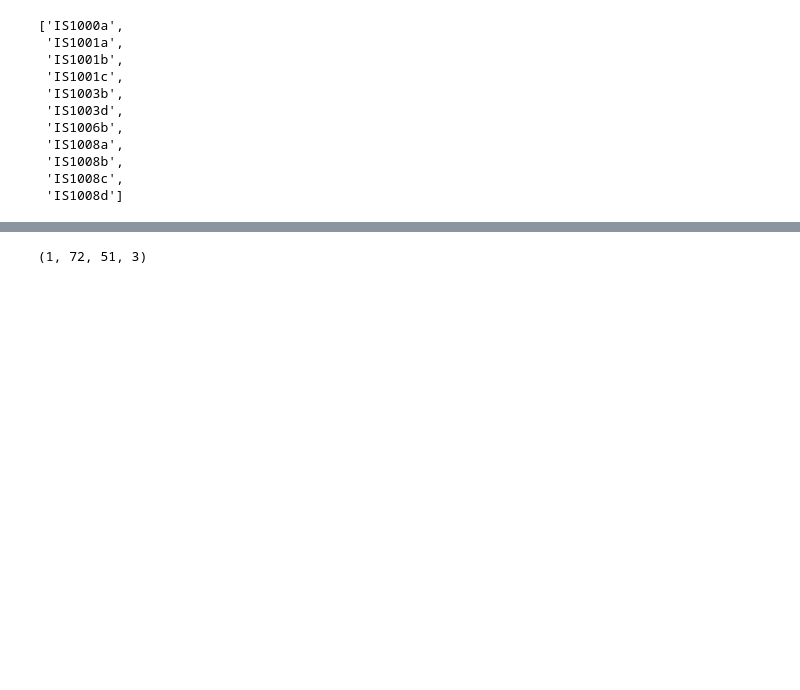
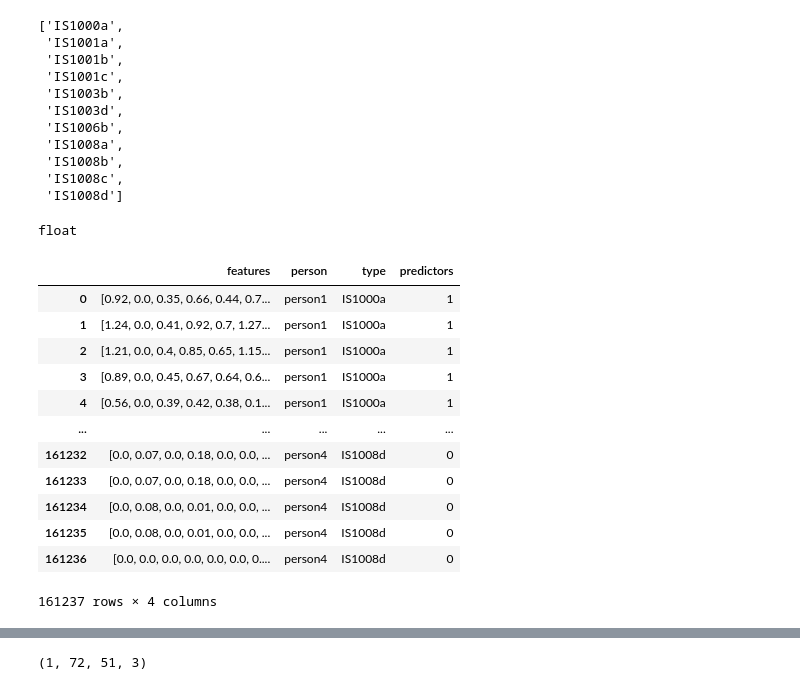
Before and after one commit to PhilippShemetov/DominantSearch, a Jupyter notebook: dom.ipynb, the cells around one changed output, grey strips where cells are left out. Drawn from its saved outputs; the diff is of its cells as text; code cells hidden in the pictures; blank space fills up the shorter version.

```diff
--- a/dom.ipynb
+++ b/dom.ipynb
@@ -33,3 +84,3 @@ Num GPUs Available:  0
 # %%
-#set_of_video = ['IS1000a','IS1001a','IS1001b','IS1001c','IS1003b','IS1003d','IS1006b','IS1008a',
-#                'IS1008b','IS1008c','IS1008d']
+set_of_video = ['IS1000a','IS1001a','IS1001b','IS1001c','IS1003b','IS1003d','IS1006b','IS1008a',
+                'IS1008b','IS1008c','IS1008d']
@@ -36,3 +110,14 @@ Num GPUs Available:  0
+# %%
+list_of_files = natsorted(glob.glob("Face_Dominant_32x32/MostDominant/IS1000a/person2/*"))
+list_of_files
+# %%
+for name_video_folder in set_of_video:
+  for dom_name in ['MostDominant','NonDominant']:
+    for number_person in range(1,5):
+        list_of_files = natsorted(glob.glob(f"Face_Dominant_32x32/{dom_name}/{name_video_folder}/person{number_person}/*"))
+        for count,file_idx in enumerate(list_of_files):
+            count_hex = f'{count:016b}'
+            os.rename(file_idx,f'Face_Dominant_32x32/{dom_name}/{name_video_folder}/person{number_person}/{count_hex}.jpg')
 # %%
 
 annot_data = pd.read_csv('dome_annotations_M1.csv')
@@ -75,3 +160,9 @@ set_of_video
  'IS1008b',
  'IS1008c',
  'IS1008d']
+# %%
+name_of_features = ['AU01_r','AU02_r','AU04_r','AU05_r','AU06_r','AU07_r','AU09_r','AU10_r',
+                    'AU12_r','AU14_r','AU15_r','AU17_r','AU20_r','AU23_r','AU25_r','AU26_r',
+                    'AU45_r','AU01_c','AU02_c','AU04_c','AU05_c','AU06_c','AU07_c',
+                    'AU09_c','AU10_c','AU12_c','AU14_c','AU15_c','AU17_c','AU20_c','AU23_c',
+                    'AU25_c','AU26_c','AU28_c','AU45_c']
@@ -77,0 +174,59 @@ set_of_video
+# %%
+data1 = pd.read_csv('OpenFaceFeatures/MostDominant/IS1000a/person2.csv')
+data1 = data1.drop(data1[data1.confidence < 0.80].index)
+data1 = data1.reset_index(drop=True)
+data1 = data1[name_of_features]
+data2 = pd.read_csv('OpenFaceFeatures/MostDominant/IS1000a/person1.csv')
+data2 = data2.drop(data2[data2.confidence < 0.80].index)
+data2 = data2.reset_index(drop=True)
+data2 = data2[name_of_features]
+result = pd.concat([data1,data2])
+result = result.reset_index(drop=True)
+column_names = ["a", "b", "c"]
+
+df = pd.DataFrame(columns = column_names)
+data2
+data2['predictor'] = '1'
+data2.insert(loc=0, column='person', value='person1')
+data2
+data2['features'] = data2[name_of_features].values.tolist()
+type(data2['features'][0][0])
+# %% [output]
+float
+# %%
+column_names = ["features", "person", "type","predictors"]
+
+result_csv = pd.DataFrame(columns = column_names)
+
+for dom_name in ['MostDominant','NonDominant']:
+  for name_video_folder in set_of_video:
+    list_of_files = glob.glob(f"OpenFaceFeatures/{dom_name}/{name_video_folder}/*.csv")
+    for i in tqdm(list_of_files):
+      temp_csv = pd.read_csv(i)
+      temp_csv = temp_csv.drop(temp_csv[temp_csv.confidence < 0.80].index)
+      temp_csv = temp_csv.reset_index(drop=True)
+      #temp_csv = temp_csv[name_of_features]
+      person_num = re.findall(r'person.',i)[0]
+      temp_csv['features'] = temp_csv[name_of_features].values.tolist()
+      temp_csv['person'] = person_num
+      temp_csv['type'] = name_video_folder
+      temp_csv['predictors'] = 1 if dom_name == 'MostDominant' else 0
+      temp_csv = temp_csv[["features", "person", "type","predictors"]]
+      result_csv = pd.concat([result_csv,temp_csv])
+
+result_csv = result_csv.reset_index(drop=True)
+result_csv
+# %% [output]
+|  | features | person | type | predictors |
+| 0 | [0.92, 0.0, 0.35, 0.66, 0.44, 0.7... | person1 | IS1000a | 1 |
+| 1 | [1.24, 0.0, 0.41, 0.92, 0.7, 1.27... | person1 | IS1000a | 1 |
+| 2 | [1.21, 0.0, 0.4, 0.85, 0.65, 1.15... | person1 | IS1000a | 1 |
+| 3 | [0.89, 0.0, 0.45, 0.67, 0.64, 0.6... | person1 | IS1000a | 1 |
+| 4 | [0.56, 0.0, 0.39, 0.42, 0.38, 0.1... | person1 | IS1000a | 1 |
+| ... | ... | ... | ... | ... |
+| 161232 | [0.0, 0.07, 0.0, 0.18, 0.0, 0.0, ... | person4 | IS1008d | 0 |
+| 161233 | [0.0, 0.07, 0.0, 0.18, 0.0, 0.0, ... | person4 | IS1008d | 0 |
+| 161234 | [0.0, 0.08, 0.0, 0.01, 0.0, 0.0, ... | person4 | IS1008d | 0 |
+| 161235 | [0.0, 0.08, 0.0, 0.01, 0.0, 0.0, ... | person4 | IS1008d | 0 |
+| 161236 | [0.0, 0.0, 0.0, 0.0, 0.0, 0.0, 0.... | person4 | IS1008d | 0 |
+161237 rows × 4 columns
```
Also changed, not shown: parts of 30 cells of this notebook, 1 other file.
